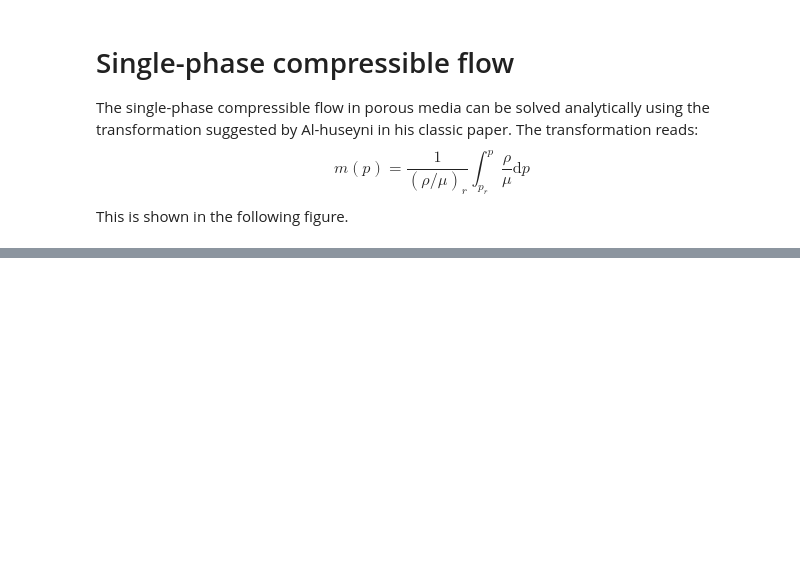
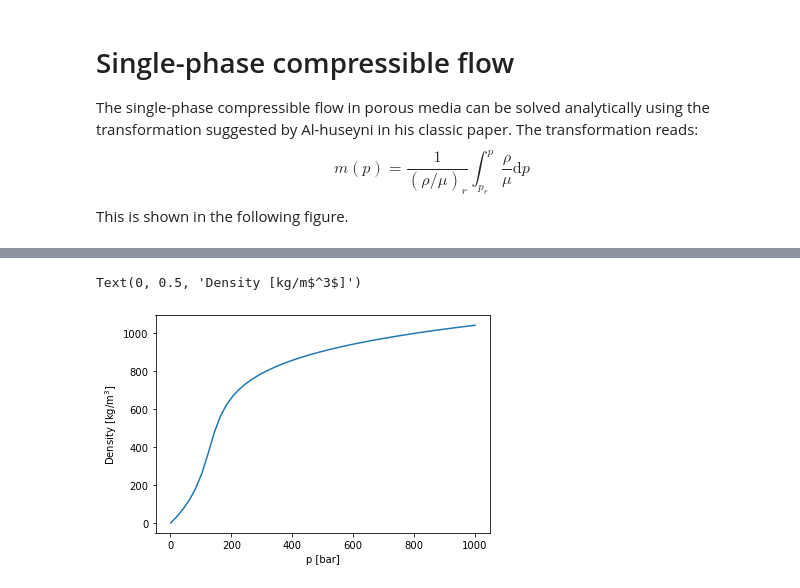
Before and after one commit to simulkade/energystorage, a Jupyter notebook: code/tudelft-energy-storage-exercise-2021.ipynb, the cells around one changed output, grey strips where cells are left out. Saved outputs shown, nothing was run; the diff lists cells and outputs as text; code cells hidden in the pictures; blank space fills up the shorter version.

```diff
--- a/code/tudelft-energy-storage-exercise-2021.ipynb
+++ b/code/tudelft-energy-storage-exercise-2021.ipynb
@@ -137,0 +138,8 @@ range(a.size), a[9], np.zeros(a.size)
+# %%
+plt.plot(p_range/1e5, rho)
+plt.xlabel('p [bar]')
+plt.ylabel('Density [kg/m$^3$]')
+# Density at reservoir temperature of T_res
+# %% [output]
+Text(0, 0.5, 'Density [kg/m$^3$]')
+[figure, added]
```
Also changed, not shown: parts of 8 cells of this notebook.
